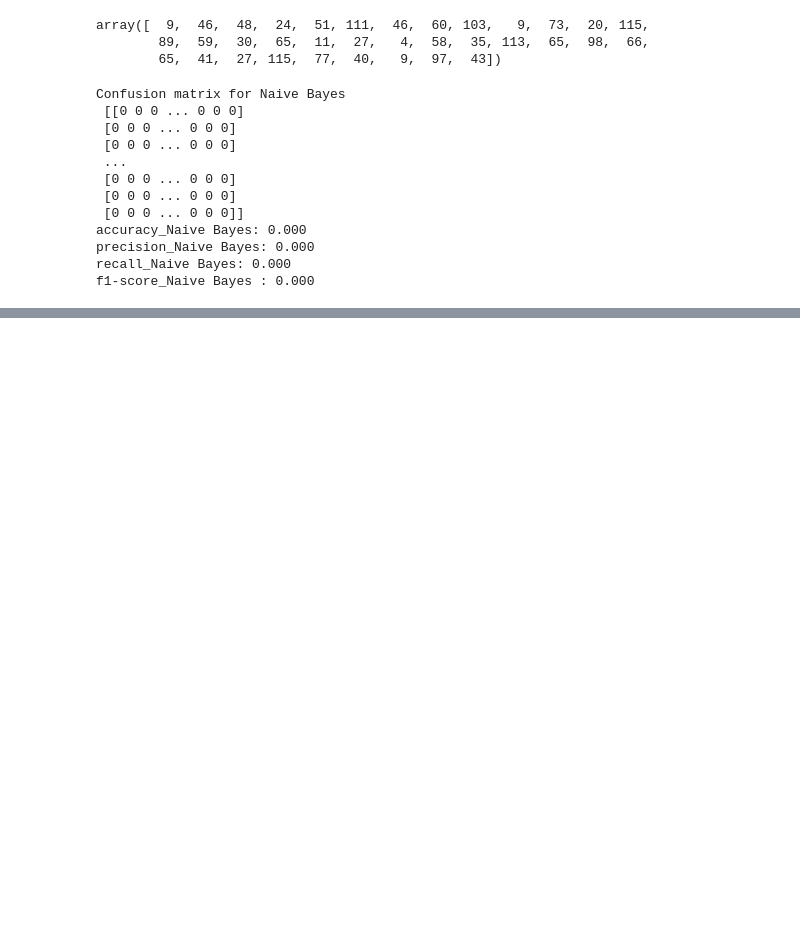
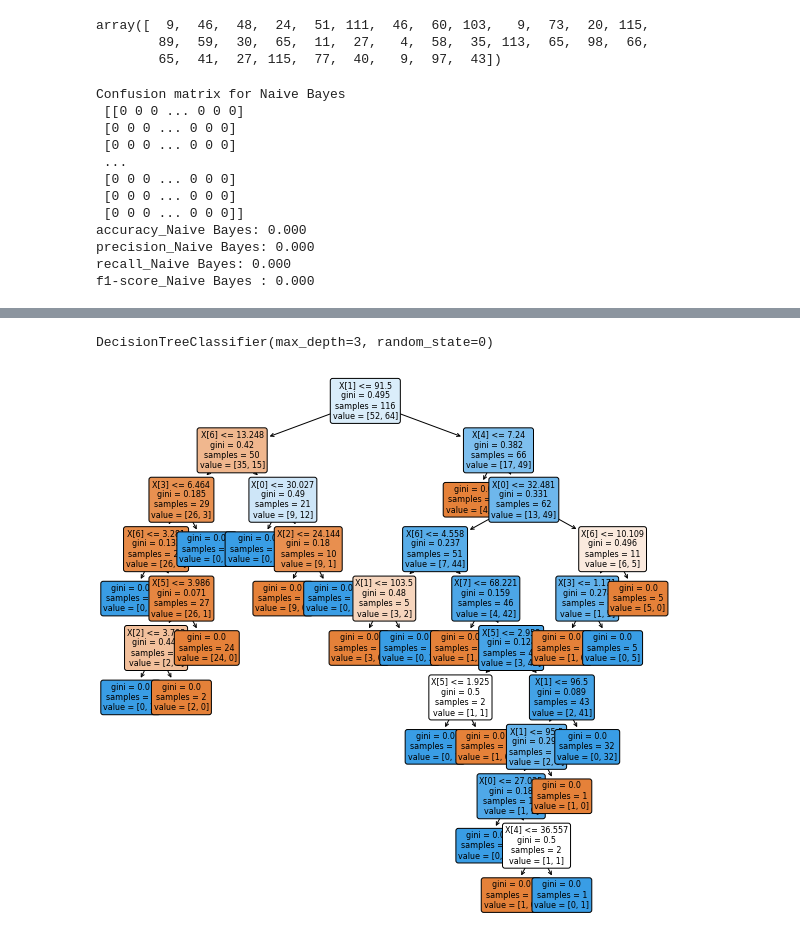
Before and after one commit to nurasmaul4/Datamining, a Jupyter notebook: _sources/notebooks7.ipynb, the cells around one changed output, grey strips where cells are left out. Saved outputs shown, nothing was run; the diff lists cells and outputs as text; code cells hidden in the pictures; blank space fills up the shorter version.

```diff
--- a/_sources/notebooks7.ipynb
+++ b/_sources/notebooks7.ipynb
@@ -166,0 +182,3 @@ f1-score_Naive Bayes : 0.000
+# %%
+dataset_url="https://raw.githubusercontent.com/nurasmaul4/datamining/main/dataR2.csv"
+df = pd.read_csv(dataset_url, index_col=0)
@@ -166,0 +289,7 @@ f1-score_Naive Bayes : 0.000
+# %%
+# instantiate the DecisionTreeClassifier model with criterion gini index
+clf_gini = DecisionTreeClassifier(criterion='gini', max_depth=3, random_state=0)
+# fit the model
+clf_gini.fit(X_train, y_train)
+# %% [output]
+DecisionTreeClassifier(max_depth=3, random_state=0)
@@ -166,0 +302,17 @@ f1-score_Naive Bayes : 0.000
+# %%
+y = df["Classification"]
+X = df.drop(columns=["Classification"])
+clf = tree.DecisionTreeClassifier(criterion="gini")
+clf = clf.fit(X, y)
+# %%
+#plt the figure, setting a black background
+plt.figure(figsize=(10,10))
+#create the tree plot
+a = tree.plot_tree(clf,
+                   rounded = True,
+                   filled = True,
+                   fontsize=8)
+#show the plot
+plt.show()
+# %% [output]
+[figure, added]
```
Also changed, not shown: parts of 15 cells of this notebook, 4 other files.
